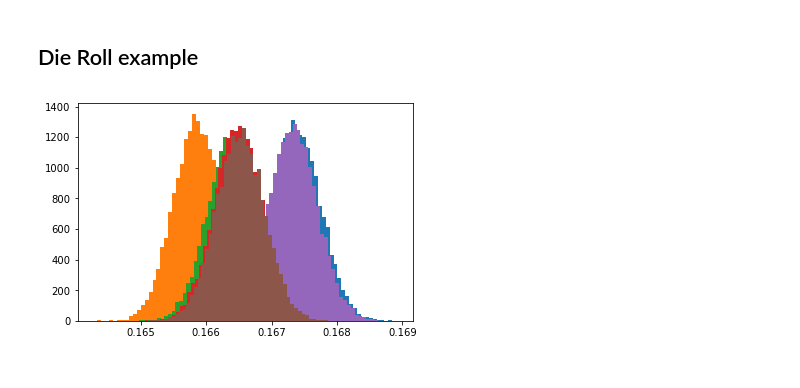
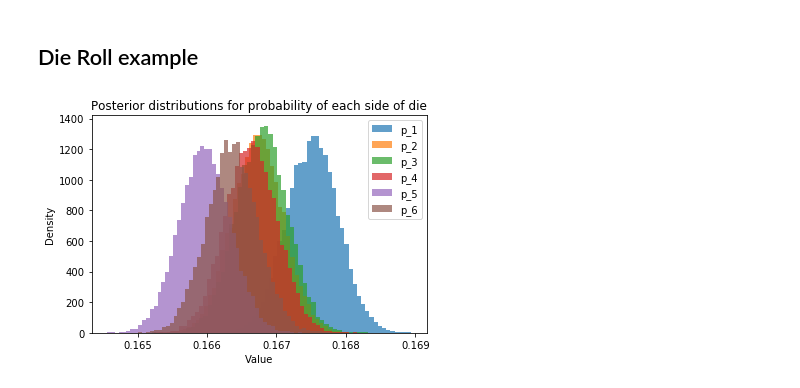
Before and after one commit to seantauber/Bayesian-A-B-Tutorial, a Jupyter notebook: Bayesian-Modeling-Workshop-1.ipynb, the cells around one changed output. Drawn from its saved outputs; the diff is of its cells as text; code cells hidden in the pictures.

```diff
--- a/Bayesian-Modeling-Workshop-1.ipynb
+++ b/Bayesian-Modeling-Workshop-1.ipynb
@@ -237,13 +237,19 @@ die_probs = np.array([1./6,1./6,1./6,1./6,1./6,1./6])
 die_probs = die_probs / np.sum(die_probs)
 die = multinomial(n=1000000, p=die_probs) # n samples from a fair die
 # %%
+# generate the data
 rolls = die.rvs()[0]
+
+# get samples from posterior
 die_post = dirichlet(d_prior + rolls)
 die_post_samples = die_post.rvs(size=20000)
 
+# plot the posterior
 for i, label in enumerate(['p_1', 'p_2', 'p_3', 'p_4', 'p_5', 'p_6']): ax = plt.hist(die_post_samples[:,i], bins=50,
-                   label=label, histtype='stepfilled')
-# plt.hist(die_post_samples, histtype="stepfilled", bins=50, normed=True,
-#          alpha=0.85);
+                   label=label, histtype='stepfilled', alpha=.7)
+plt.xlabel('Value')
+plt.ylabel('Density')
+plt.title("Posterior distributions for probability of each side of die")
+plt.legend();
 # %% [output]
-[figure, old version]
+[figure, new version]
```
Also changed, not shown: parts of 1 cell of this notebook.
